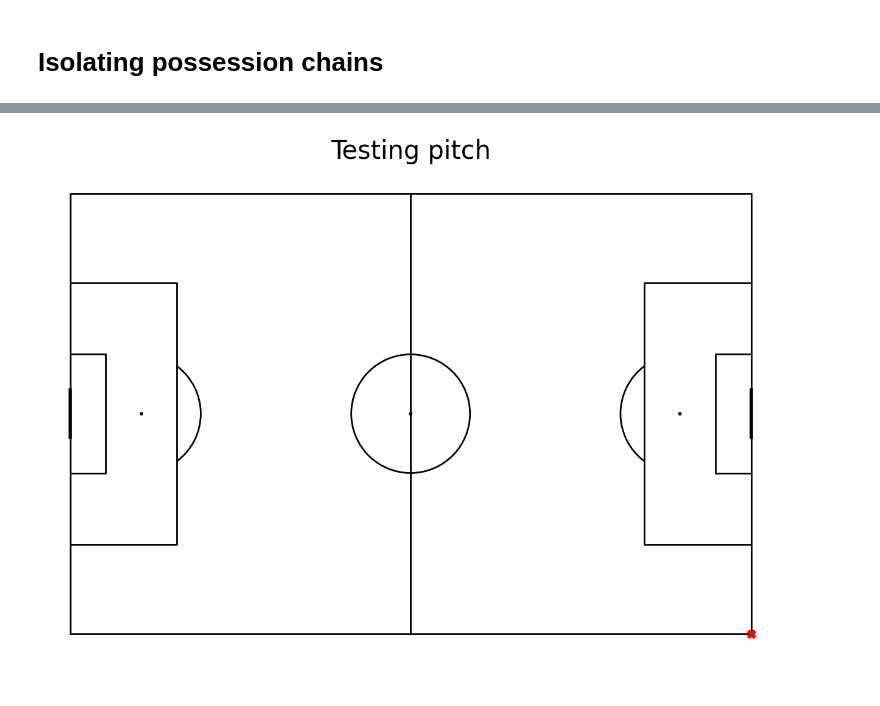
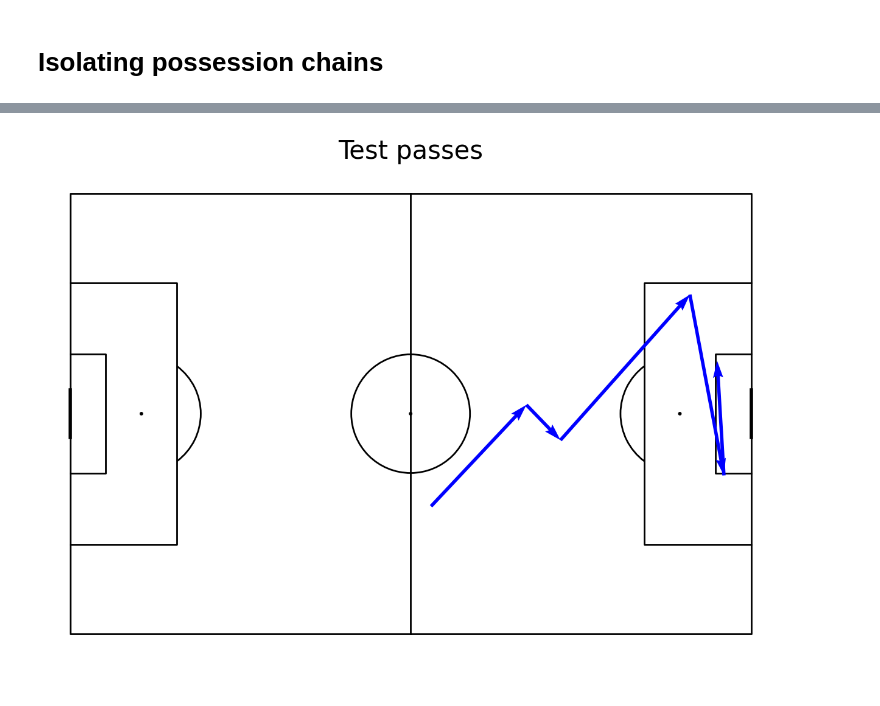
Before and after one commit to MarijnSt/soccermatics-project-2, a Jupyter notebook: expected_danger.ipynb, the cells around one changed output, grey strips where cells are left out. Drawn from its saved outputs; the diff is of its cells as text; code cells hidden in the pictures.

Commit message:
possession chains

```diff
--- a/expected_danger.ipynb
+++ b/expected_danger.ipynb
@@ -268,0 +408,15 @@ df.iloc[10:25][["primaryType", "possession_chain", "team", "nextTeam", "nextPrim
+# %%
+# Keep passes
+passes = df[df["primaryType"] == 'pass']
+
+
+# Create columns for starting coordinates of the ball
+passes["x0"] = passes["location"].apply(lambda cell: (cell["x"]) * 105/100)
+passes["c0"] = passes["location"].apply(lambda cell: abs(50 - cell["y"]) * 68/100)
+passes["x1"] = passes["pass"].apply(lambda cell: (cell["endLocation"]["x"]) * 105/100)
+passes["c1"] = passes["pass"].apply(lambda cell: abs(50 - cell["endLocation"]["y"]) * 68/100)
+
+passes["y0"] = passes["location"].apply(lambda cell: (100 - cell["y"]) * 68/100)
+passes["y1"] = passes["pass"].apply(lambda cell: (100 - cell["endLocation"]["y"]) * 68/100)
+
+passes.head()
@@ -269,13 +431,17 @@ df.iloc[10:25][["primaryType", "possession_chain", "team", "nextTeam", "nextPrim
 # %%
-# Init pitch
-pitch = Pitch(line_color='black',pitch_type='custom', pitch_length=105, pitch_width=68, line_zorder=2)
+# Plot passes
+
+test = passes[passes["possession_chain"] == 5]
+
+# Init plot
+pitch = Pitch(line_color='black',pitch_type='custom', pitch_length=105, pitch_width=68, line_zorder = 2)
 fig, ax = pitch.grid(grid_height=0.9, title_height=0.06, axis=False,
                      endnote_height=0.04, title_space=0, endnote_space=0)
 
-# Scatter points as test
-pitch.scatter(105, 0, color="red", marker="X", s=100, ax=ax["pitch"], zorder=4)
+# Plot passes
+pitch.arrows(test["x0"], test["y0"], test["x1"], test["y1"], ax=ax["pitch"], color="blue", zorder=3)
 
-ax['title'].text(0.5, 0.5, 'Testing pitch', ha='center', va='center', fontsize=30)
+ax['title'].text(0.5, 0.5, 'Test passes', ha='center', va='center', fontsize=30)
 plt.show()
 # %% [output]
-[figure, old version]
+[figure, new version]
```
Also changed, not shown: parts of 12 cells of this notebook.
